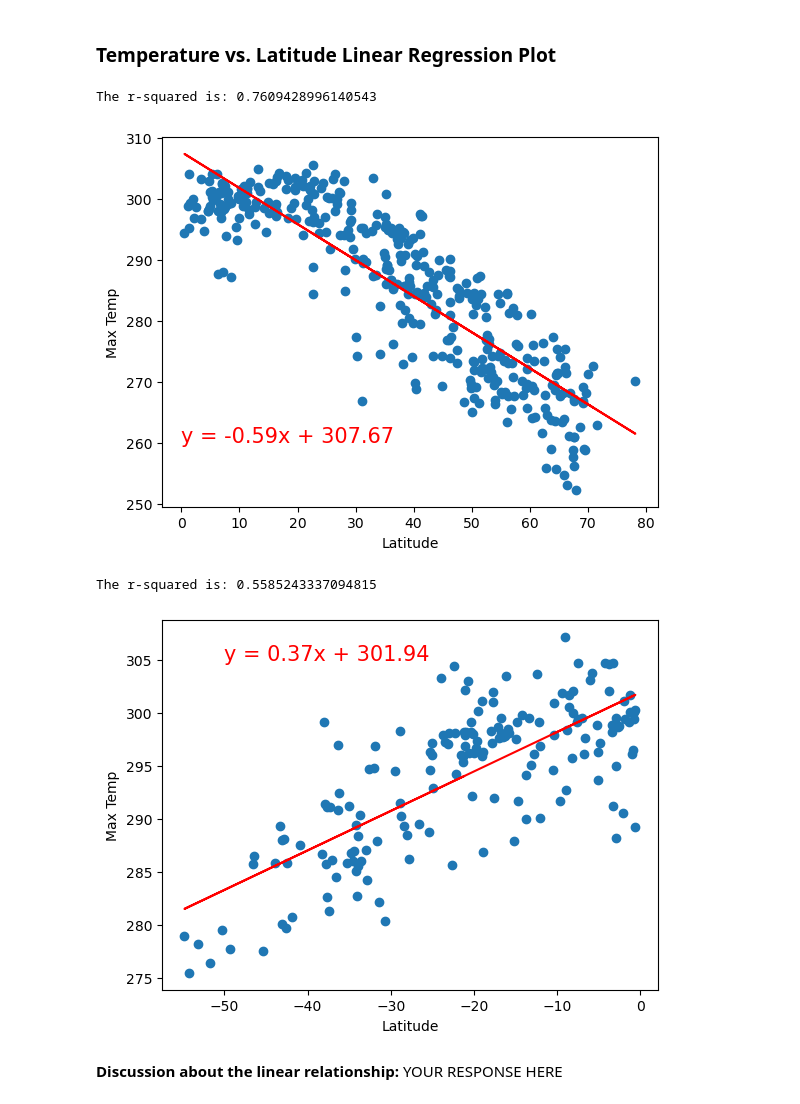
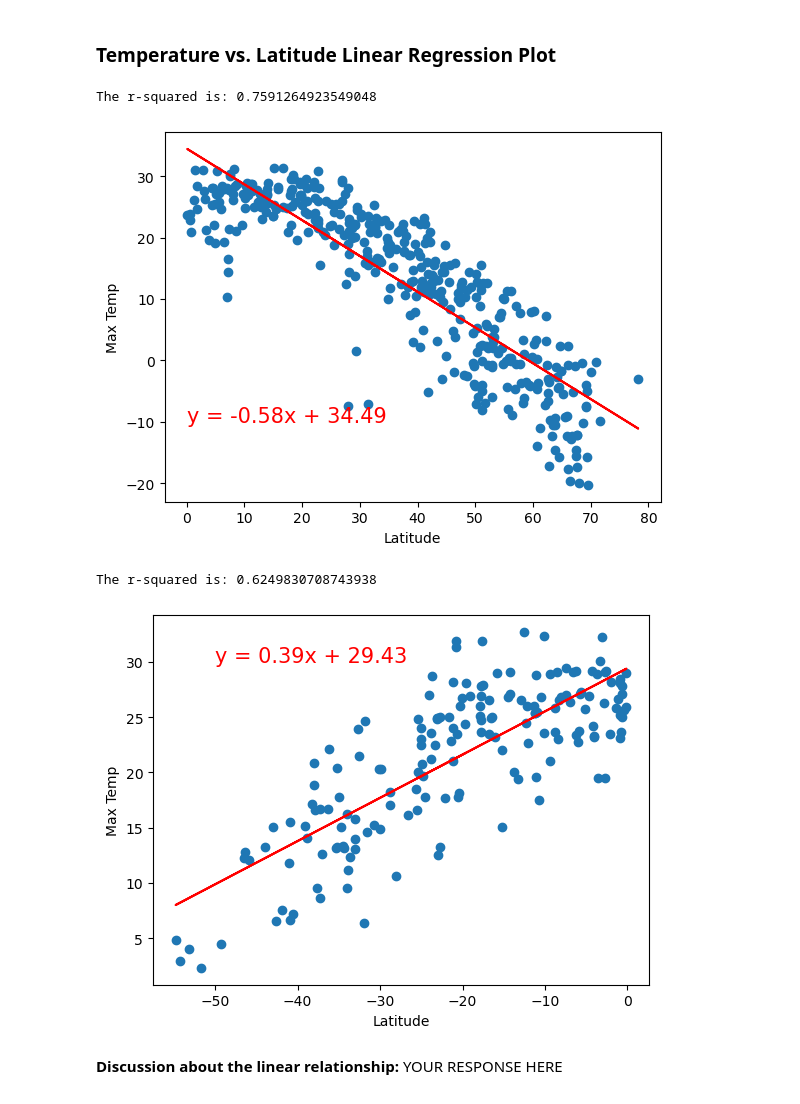
Before and after one commit to raniljoshua/Module-6-Challenge_python-api-challenge, a Jupyter notebook: WeatherPy/WeatherPy.ipynb, the cells around one changed output. Drawn from its saved outputs; the diff is of its cells as text; code cells hidden in the pictures.

Commit message:
Updated endpoint URL to use metric units, so temp_max is in Celsius

```diff
--- a/WeatherPy/WeatherPy.ipynb
+++ b/WeatherPy/WeatherPy.ipynb
@@ -371,19 +337,19 @@ southern_hemi_df.head()
 
 # Linear Regression plot function: plot_lin_regress(x_values,y_values,x_label,y_label,line_eq_x, line_eq_y)
 # Run once with default values for line_eq_x and line_eq_y, then fix to show on plot and run again
-plot_lin_regress(northern_hemi_df["Lat"],northern_hemi_df["Max Temp"],"Latitude","Max Temp",0,260)
+plot_lin_regress(northern_hemi_df["Lat"],northern_hemi_df["Max Temp"],"Latitude","Max Temp",0,-10)
 # %% [output]
-The r-squared is: 0.7609428996140543
+The r-squared is: 0.7591264923549048
-[figure, old version]
+[figure, new version]
 # %%
 # Linear regression on Southern Hemisphere
 
 # Linear Regression plot function: plot_lin_regress(x_values,y_values,x_label,y_label,line_eq_x, line_eq_y)
 # Run once with default values for line_eq_x and line_eq_y, then fix to show on plot and run again
-plot_lin_regress(southern_hemi_df["Lat"],southern_hemi_df["Max Temp"],"Latitude","Max Temp",-50,305)
+plot_lin_regress(southern_hemi_df["Lat"],southern_hemi_df["Max Temp"],"Latitude","Max Temp",-50,30)
 # %% [output]
-The r-squared is: 0.5585243337094815
+The r-squared is: 0.6249830708743938
-[figure, old version]
+[figure, new version]
 # %% [markdown]
 **Discussion about the linear relationship:** YOUR RESPONSE HERE
 # %% [markdown]
```
Also changed, not shown: parts of 20 cells of this notebook, 5 other files.
